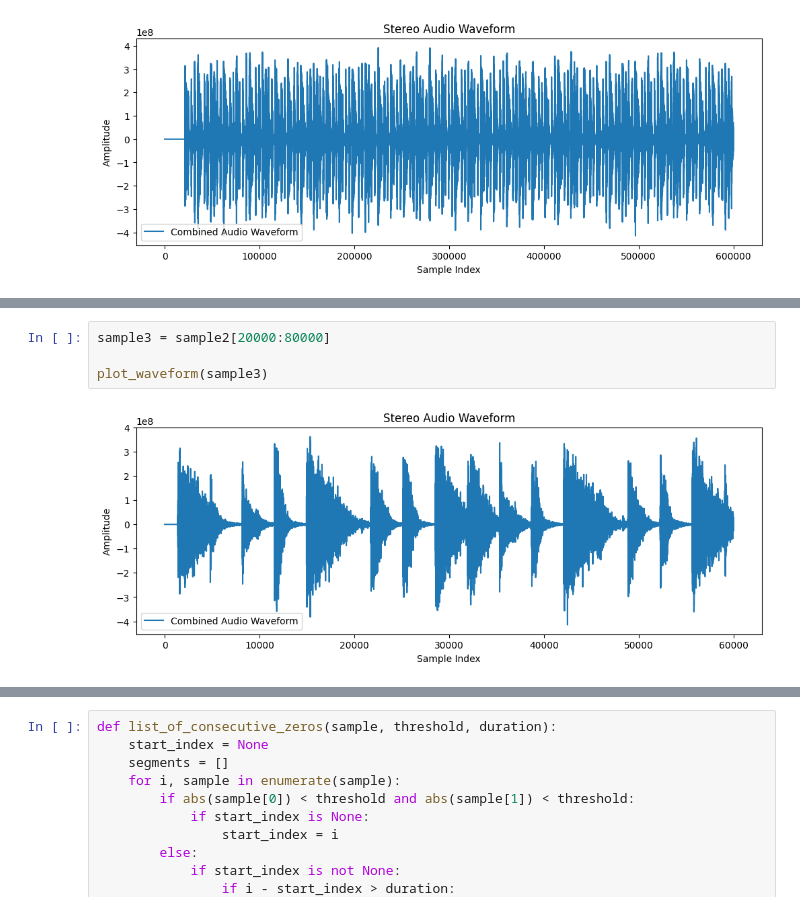
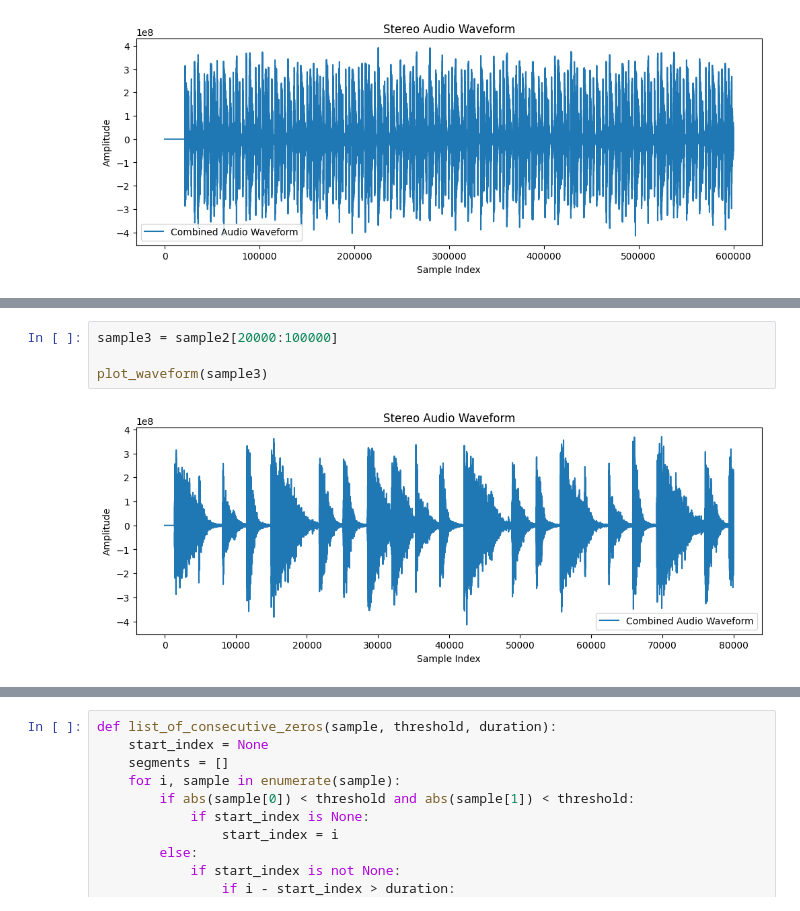
Before and after one commit to gunhee-c/Multitrack-Compress, a Jupyter notebook: sandbox.ipynb, the cells around one changed output, grey strips where cells are left out. Saved outputs shown, nothing was run; the diff lists cells and outputs as text.

```diff
--- a/sandbox.ipynb
+++ b/sandbox.ipynb
@@ -187,8 +186,8 @@ Duplicate Found
 Duplicate Found
 Duplicate Found
 # %%
-sample3 = sample2[20000:80000]
+sample3 = sample2[20000:100000]
 
 plot_waveform(sample3)
 # %% [output]
-[figure, old version]
+[figure, new version]
```
Also changed, not shown: parts of 13 cells of this notebook, 3 other files.
